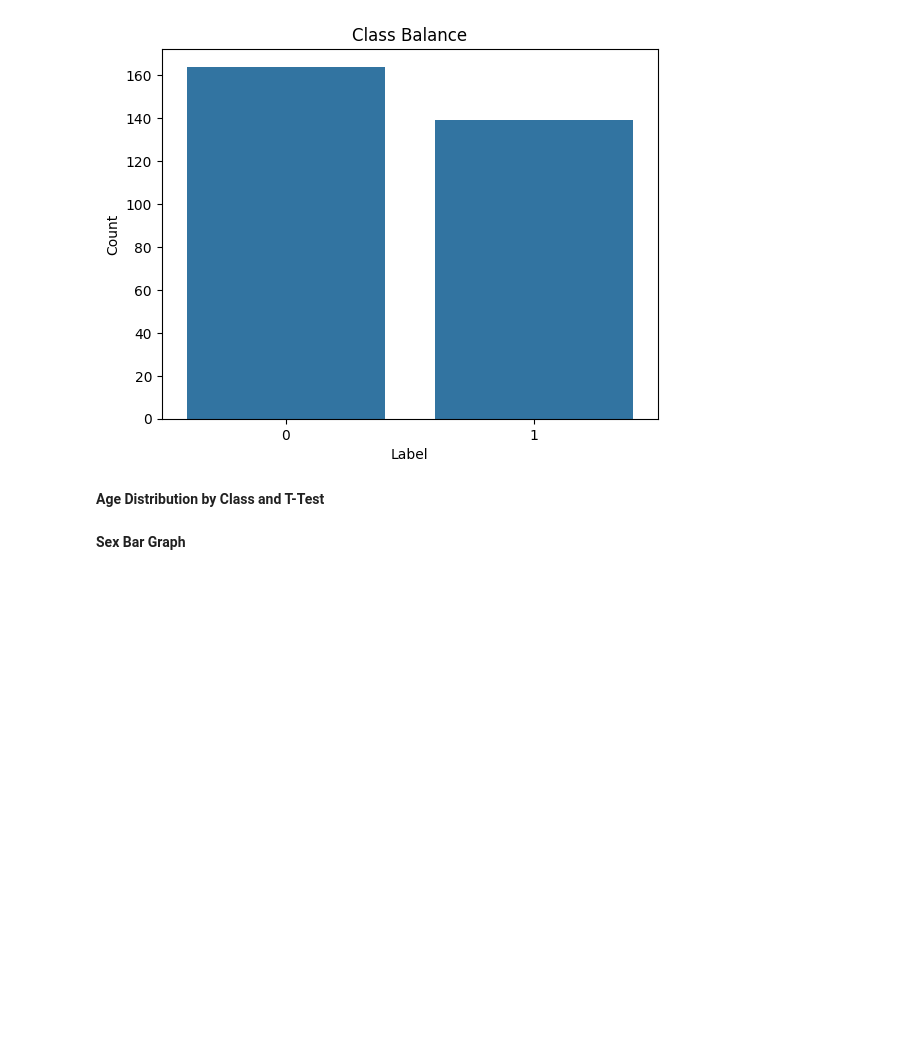
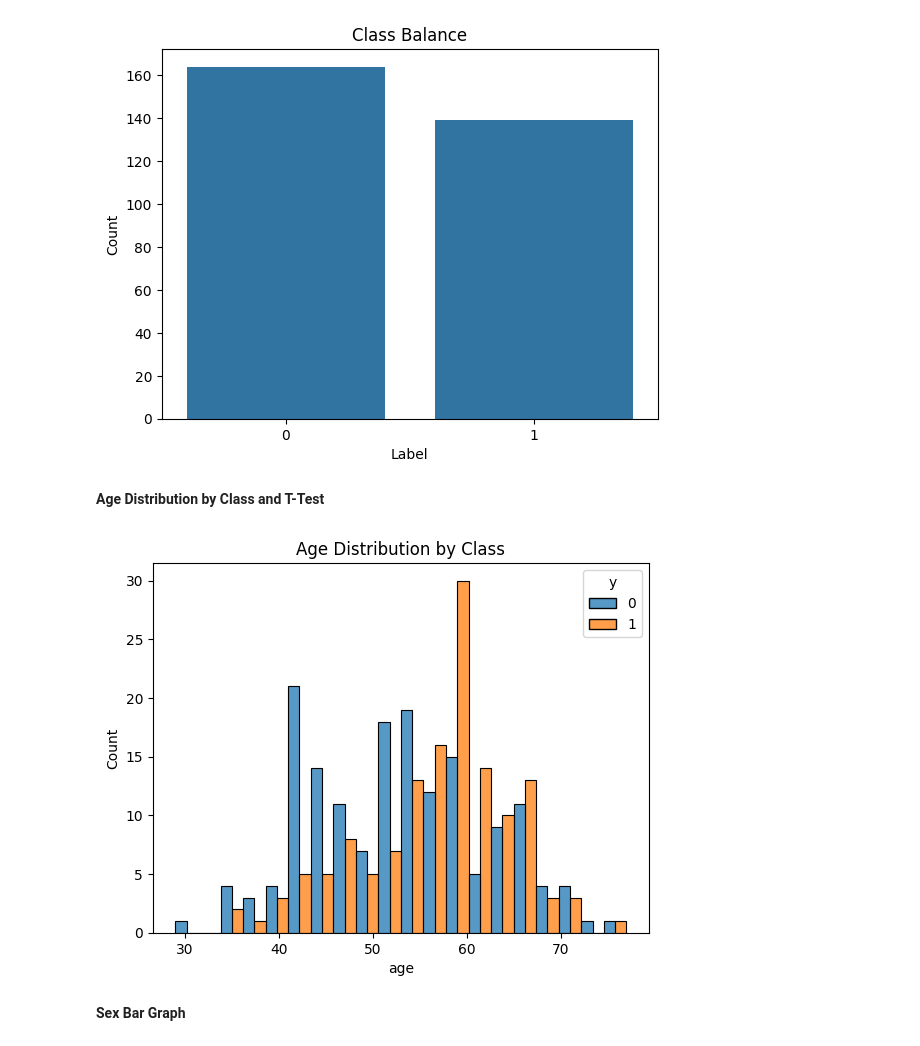
Before and after one commit to rhiats/classification_CAD, a Jupyter notebook: Heart_Disease.ipynb, the cells around one changed output. Drawn from its saved outputs; the diff is of its cells as text; code cells hidden in the pictures; blank space fills up the shorter version.

Commit message:
Age distribution by class

```diff
--- a/Heart_Disease.ipynb
+++ b/Heart_Disease.ipynb
@@ -139,6 +135,15 @@ plt.show()
 [figure]
 # %% [markdown]
 **Age Distribution by Class and T-Test**
+# %%
+import seaborn as sns
+import matplotlib.pyplot as plt
+
+sns.histplot(data=df, x='age', hue='y', multiple='dodge', bins=20)
+plt.title('Age Distribution by Class')
+plt.show()
+# %% [output]
+[figure, added]
 # %% [markdown]
 **Sex Bar Graph**
 # %%
```
Also changed, not shown: parts of 2 cells of this notebook.
